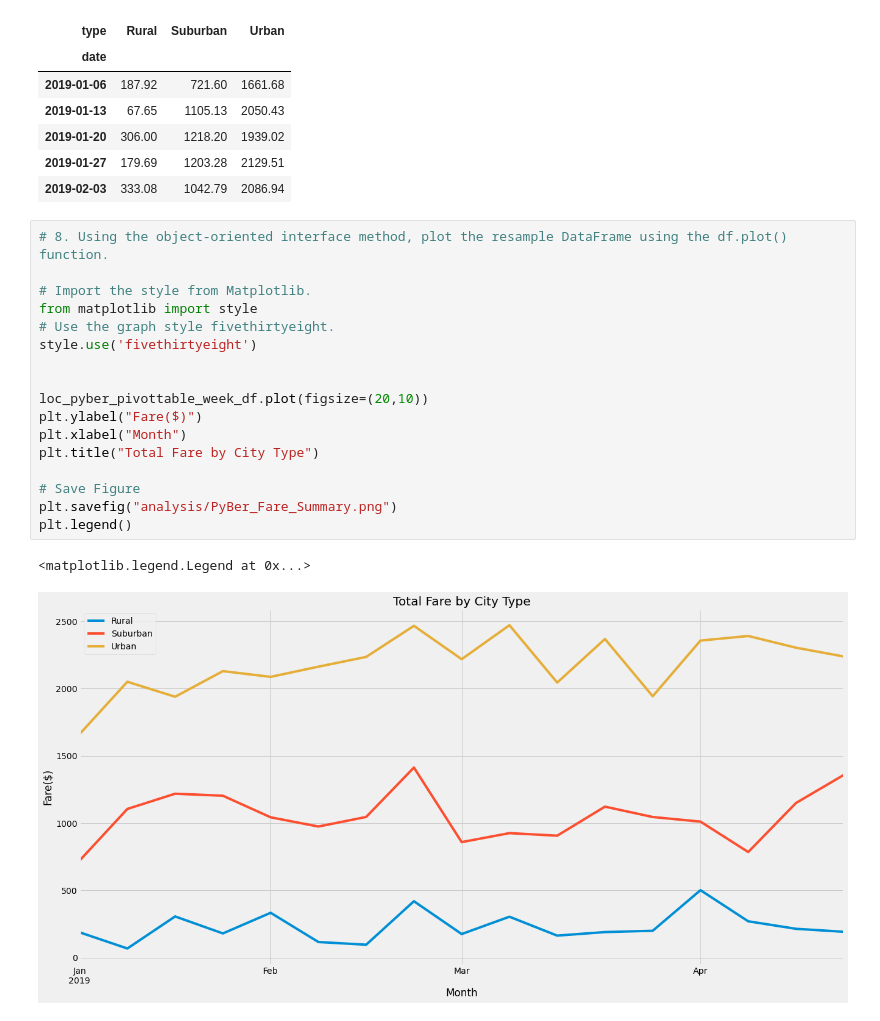
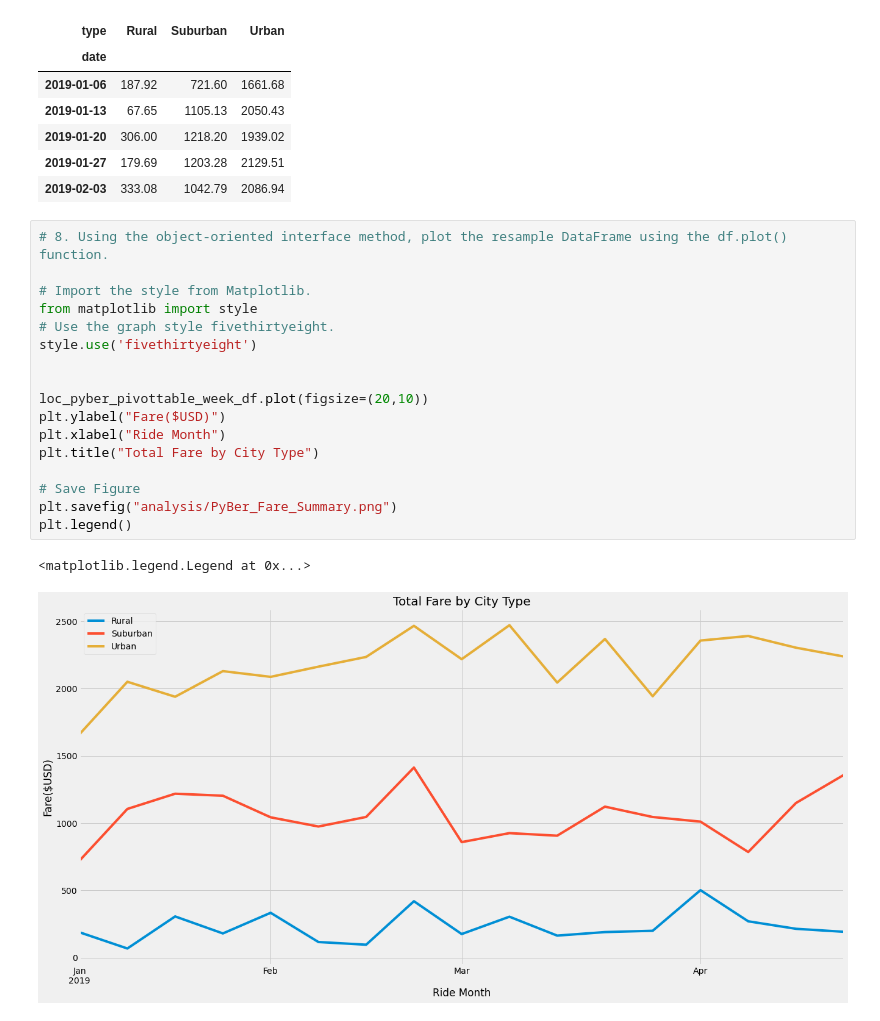
Before and after one commit to pbandi2020/PyBer_Analysis, a Jupyter notebook: PyBer_Challenge.ipynb, the cells around one changed output. Drawn from its saved outputs; the diff is of its cells as text.

```diff
--- a/PyBer_Challenge.ipynb
+++ b/PyBer_Challenge.ipynb
@@ -268,20 +268,20 @@ loc_pyber_pivottable_week_df.head()
 # %%
 # 8. Using the object-oriented interface method, plot the resample DataFrame using the df.plot() function.
 
 # Import the style from Matplotlib.
 from matplotlib import style
 # Use the graph style fivethirtyeight.
 style.use('fivethirtyeight')
 
 
 loc_pyber_pivottable_week_df.plot(figsize=(20,10))
-plt.ylabel("Fare($)")
-plt.xlabel("Month")
+plt.ylabel("Fare($USD)")
+plt.xlabel("Ride Month")
 plt.title("Total Fare by City Type")
 
 # Save Figure
 plt.savefig("analysis/PyBer_Fare_Summary.png")
 plt.legend()
 # %% [output]
 <matplotlib.legend.Legend at 0x...>
-[figure, old version]
+[figure, new version]
```
Also changed, not shown: parts of 1 cell of this notebook, 1 other file.
